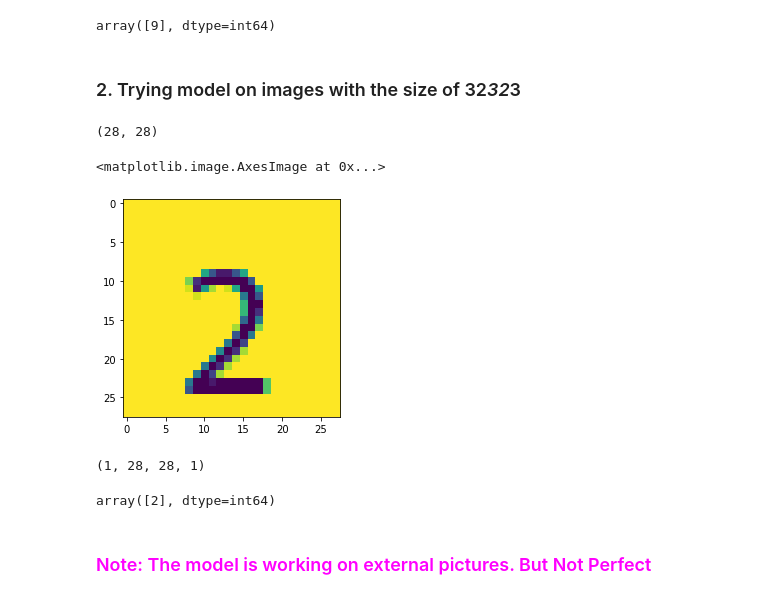
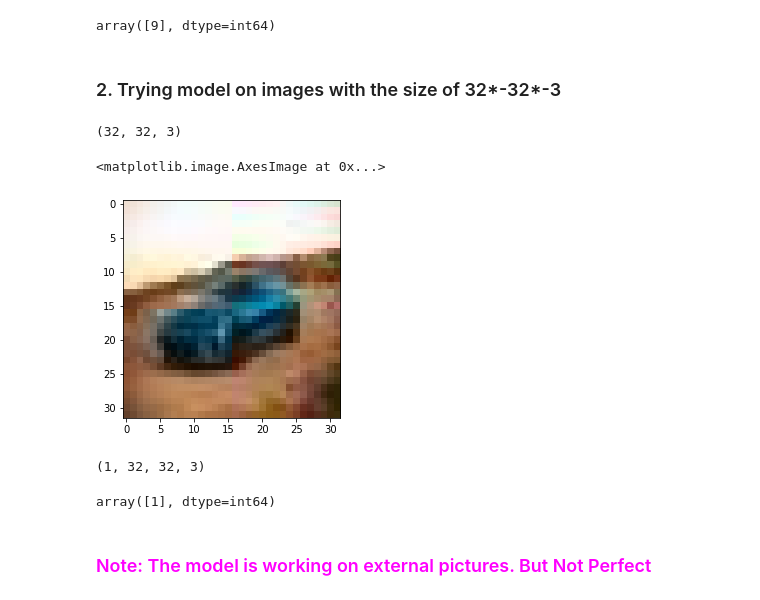
Before and after one commit to theprakharjain/CNN-on-CIFAR-10-Dataset, a Jupyter notebook: CNN on CIFAR-10.ipynb, the cells around one changed output. Drawn from its saved outputs; the diff is of its cells as text; code cells hidden in the pictures.

Commit message:
Made changes in the system created for the external images and removed errors

```diff
--- a/CNN on CIFAR-10.ipynb
+++ b/CNN on CIFAR-10.ipynb
@@ -476,27 +473,27 @@ model.save('CNN_on_MNIST.h5')
 # %% [markdown]
-### 2. Trying model on images with the size of 32*32*3
+### 2. Trying model on images with the size of 32*-32*-3
 # %%
 # Reading Image
 
-a = plt.imread(r"C:\Users\iprak\Desktop\Two_1.png")
+a = plt.imread(r"C:\Users\iprak\Desktop\img_resized.jpg")
 print(a.shape)
 plt.imshow(a)
 # %% [output]
-(28, 28)
+(32, 32, 3)
 <matplotlib.image.AxesImage at 0x...>
-[figure, old version]
+[figure, new version]
 # %%
 # Converting image into a numpy array
 a_a = np.asarray(a)
 
 # reshaping image as taken by the model
-a_b = two_a.reshape(1,32,32,3)
+a_b = a_a.reshape(1,32,32,3)
 print(a_b.shape)
 
 # Predicting the number
 model.predict_classes(a_b)
 # %% [output]
-(1, 28, 28, 1)
+(1, 32, 32, 3)
-array([2], dtype=int64)
+array([1], dtype=int64)
 # %% [markdown]
 ### <font color="Magenta">Note: The model is working on external pictures. But Not Perfect</font>
```
Also changed, not shown: parts of 15 cells of this notebook.
